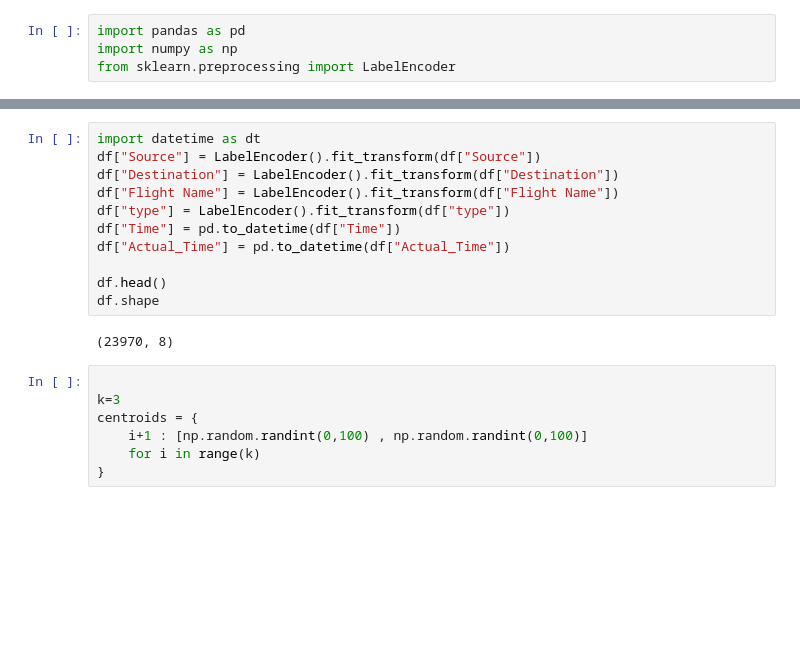
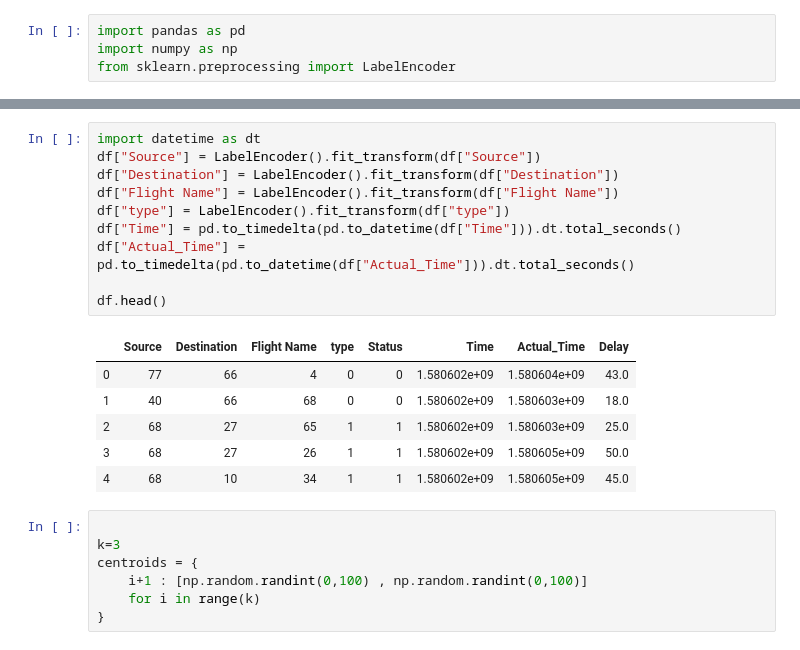
Before and after one commit to jaydbendre/Data-Mining-And-Buisness-Intelligence-Semester-6, a Jupyter notebook: Experiment8/experiment8.ipynb, the cells around one changed output, grey strips where cells are left out. Drawn from its saved outputs; the diff is of its cells as text; blank space fills up the shorter version.

```diff
--- a/Experiment8/experiment8.ipynb
+++ b/Experiment8/experiment8.ipynb
@@ -19,16 +19,20 @@ df.head()
 # %%
 import datetime as dt
 df["Source"] = LabelEncoder().fit_transform(df["Source"])
 df["Destination"] = LabelEncoder().fit_transform(df["Destination"])
 df["Flight Name"] = LabelEncoder().fit_transform(df["Flight Name"])
 df["type"] = LabelEncoder().fit_transform(df["type"])
-df["Time"] = pd.to_datetime(df["Time"])
-df["Actual_Time"] = pd.to_datetime(df["Actual_Time"])
+df["Time"] = pd.to_timedelta(pd.to_datetime(df["Time"])).dt.total_seconds()
+df["Actual_Time"] = pd.to_timedelta(pd.to_datetime(df["Actual_Time"])).dt.total_seconds()
 
 df.head()
-df.shape
 # %% [output]
-(23970, 8)
+|  | Source | Destination | Flight Name | type | Status | Time | Actual_Time | Delay |
+| 0 | 77 | 66 | 4 | 0 | 0 | 1.580602e+09 | 1.580604e+09 | 43.0 |
+| 1 | 40 | 66 | 68 | 0 | 0 | 1.580602e+09 | 1.580603e+09 | 18.0 |
+| 2 | 68 | 27 | 65 | 1 | 1 | 1.580602e+09 | 1.580603e+09 | 25.0 |
+| 3 | 68 | 27 | 26 | 1 | 1 | 1.580602e+09 | 1.580605e+09 | 50.0 |
+| 4 | 68 | 10 | 34 | 1 | 1 | 1.580602e+09 | 1.580605e+09 | 45.0 |
 # %%
 
 k=3
```
Also changed, not shown: parts of 2 cells of this notebook.
